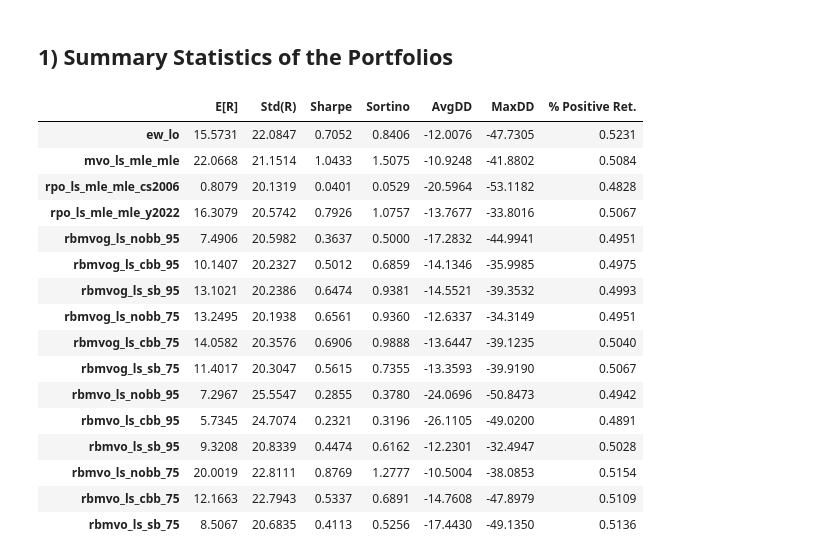
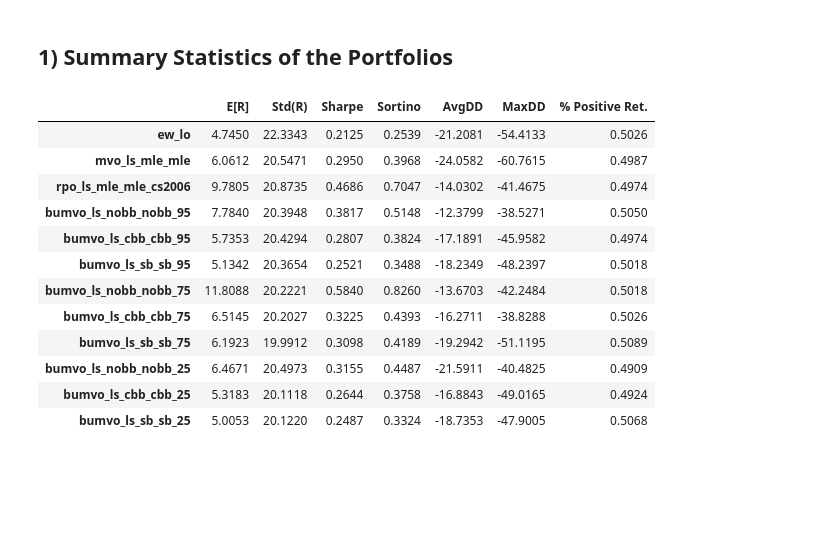
Before and after one commit to dcuoliveira/rpowbe, a Jupyter notebook: src/results_report_ls.ipynb, the cells around one changed output. Drawn from its saved outputs; the diff is of its cells as text; code cells hidden in the pictures; blank space fills up the shorter version.

Commit message:
update result

```diff
--- a/src/results_report_ls.ipynb
+++ b/src/results_report_ls.ipynb
@@ -20,20 +21,35 @@ plt.rcParams['lines.linewidth'] = 1
 results_path = os.path.join(os.getcwd(), "results")
 data_path = os.path.join(os.getcwd(), "data", "inputs")
 
-model_group = ["mvo", "rpo", "rbmvo", "rbmvog"]
+model_group = ["mvo", "rpo", "rbmvo", "rbmvog", "cmvo", "grbcmvo", "rbcmvo"]
 estimator_group = ["mle", "nobb", "cbb", "sb"]
-percentile_group = ["95", "75"] #, "5"]
+percentile_group = ["95", "75", "25"]
 
 model_names = [
 
     "ew_lo",
+
     "mvo_ls_mle_mle",
-    "rpo_ls_mle_mle_cs2006", "rpo_ls_mle_mle_y2022",
-    "rbmvog_ls_nobb_95", "rbmvog_ls_cbb_95", "rbmvog_ls_sb_95",
-    "rbmvog_ls_nobb_75", "rbmvog_ls_cbb_75", "rbmvog_ls_sb_75",
-    "rbmvo_ls_nobb_95", "rbmvo_ls_cbb_95", "rbmvo_ls_sb_95",
-    "rbmvo_ls_nobb_75", "rbmvo_ls_cbb_75", "rbmvo_ls_sb_75",
 
+    # "cmvo_silhouette_ls_mle_mle",
+
+    "rpo_ls_mle_mle_cs2006",
+
+    # "bmvo_ls_nobb_nobb_95", "bmvo_ls_cbb_cbb_95", "bmvo_ls_sb_sb_95",
+    # "bmvo_ls_nobb_nobb_75", "bmvo_ls_cbb_cbb_75", "bmvo_ls_sb_sb_75",
+    # "bmvo_ls_nobb_nobb_25", "bmvo_ls_cbb_cbb_25", "bmvo_ls_sb_sb_25",
+
+    "bumvo_ls_nobb_nobb_95", "bumvo_ls_cbb_cbb_95", "bumvo_ls_sb_sb_95",
+    "bumvo_ls_nobb_nobb_75", "bumvo_ls_cbb_cbb_75", "bumvo_ls_sb_sb_75",
+    "bumvo_ls_nobb_nobb_25", "bumvo_ls_cbb_cbb_25", "bumvo_ls_sb_sb_25",
+
+    # "bucmvo_silhouette_ls_nobb_nobb_95", "bucmvo_silhouette_ls_cbb_cbb_95", "bucmvo_silhouette_ls_sb_sb_95",
+    # "bucmvo_silhouette_ls_nobb_nobb_75", "bucmvo_silhouette_ls_cbb_cbb_75", "bucmvo_silhouette_ls_sb_sb_75",
+    # "bucmvo_silhouette_ls_nobb_nobb_25", "bucmvo_silhouette_ls_cbb_cbb_25", "bucmvo_silhouette_ls_sb_sb_25",
+
+    # "bcumvo_silhouette_ls_nobb_95", "bcumvo_silhouette_ls_cbb_95", "bcumvo_silhouette_ls_sb_95",
+    # "bcumvo_silhouette_ls_nobb_75", "bcumvo_silhouette_ls_cbb_75", "bcumvo_silhouette_ls_sb_75",
+    # "bcumvo_silhouette_ls_nobb_25", "bcumvo_silhouette_ls_cbb_25", "bcumvo_silhouette_ls_sb_25",
 ]
 stats_order = ["E[R]", "Std(R)", "Sharpe", "Sortino", "AvgDD", "MaxDD", "% Positive Ret."]
 
@@ -131,43 +192,39 @@ all_summary_df = pd.concat(all_summary, axis=0)
 # %%
 
 all_stats = {}
 all_stats_des = {}
 for model in model_names:
 
     summary_df = all_summary_df.loc[all_summary_df["id"] == model]
 
     portfolio_returns =  summary_df.groupby("date").sum()[["pnl"]]
     portfolio_vol = (portfolio_returns.rolling(window=252).std() * np.sqrt(252)).shift(1)
     portfolio_returns_target = (portfolio_returns * (vol_target / portfolio_vol)).dropna()
 
-    stats = compute_summary_statistics(portfolio_returns=torch.tensor(portfolio_returns_target.values))
+    tmp_stats = compute_summary_statistics(portfolio_returns=torch.tensor(portfolio_returns_target.values))
 
-    all_stats[model] = stats
+    all_stats[model] = tmp_stats
 
-    stats.update({"model": summary_df["model"].unique()[0], "estimator": summary_df["mean_estimator"].unique()[0]})
-    all_stats_des[model] = stats
+    tmp_stats.update({"model": summary_df["model"].unique()[0], "estimator": summary_df["mean_estimator"].unique()[0]})
+    all_stats_des[model] = tmp_stats
 all_stats_df = pd.DataFrame(all_stats).T[stats_order]
 
-dfi.export(all_stats_df, os.path.join(results_path, "all_stats_ls_df.png"))
+# dfi.export(all_stats_df, os.path.join(results_path, "all_stats_ls_df.png"))
 display(HTML(all_stats_df.astype(float).round(4).to_html()))
 # %% [output]
 |  | E[R] | Std(R) | Sharpe | Sortino | AvgDD | MaxDD | % Positive Ret. |
-| ew_lo | 15.5731 | 22.0847 | 0.7052 | 0.8406 | -12.0076 | -47.7305 | 0.5231 |
-| mvo_ls_mle_mle | 22.0668 | 21.1514 | 1.0433 | 1.5075 | -10.9248 | -41.8802 | 0.5084 |
-| rpo_ls_mle_mle_cs2006 | 0.8079 | 20.1319 | 0.0401 | 0.0529 | -20.5964 | -53.1182 | 0.4828 |
-| rpo_ls_mle_mle_y2022 | 16.3079 | 20.5742 | 0.7926 | 1.0757 | -13.7677 | -33.8016 | 0.5067 |
-| rbmvog_ls_nobb_95 | 7.4906 | 20.5982 | 0.3637 | 0.5000 | -17.2832 | -44.9941 | 0.4951 |
-| rbmvog_ls_cbb_95 | 10.1407 | 20.2327 | 0.5012 | 0.6859 | -14.1346 | -35.9985 | 0.4975 |
-| rbmvog_ls_sb_95 | 13.1021 | 20.2386 | 0.6474 | 0.9381 | -14.5521 | -39.3532 | 0.4993 |
-| rbmvog_ls_nobb_75 | 13.2495 | 20.1938 | 0.6561 | 0.9360 | -12.6337 | -34.3149 | 0.4951 |
-| rbmvog_ls_cbb_75 | 14.0582 | 20.3576 | 0.6906 | 0.9888 | -13.6447 | -39.1235 | 0.5040 |
-| rbmvog_ls_sb_75 | 11.4017 | 20.3047 | 0.5615 | 0.7355 | -13.3593 | -39.9190 | 0.5067 |
-| rbmvo_ls_nobb_95 | 7.2967 | 25.5547 | 0.2855 | 0.3780 | -24.0696 | -50.8473 | 0.4942 |
-| rbmvo_ls_cbb_95 | 5.7345 | 24.7074 | 0.2321 | 0.3196 | -26.1105 | -49.0200 | 0.4891 |
-| rbmvo_ls_sb_95 | 9.3208 | 20.8339 | 0.4474 | 0.6162 | -12.2301 | -32.4947 | 0.5028 |
-| rbmvo_ls_nobb_75 | 20.0019 | 22.8111 | 0.8769 | 1.2777 | -10.5004 | -38.0853 | 0.5154 |
-| rbmvo_ls_cbb_75 | 12.1663 | 22.7943 | 0.5337 | 0.6891 | -14.7608 | -47.8979 | 0.5109 |
-| rbmvo_ls_sb_75 | 8.5067 | 20.6835 | 0.4113 | 0.5256 | -17.4430 | -49.1350 | 0.5136 |
+| ew_lo | 4.7450 | 22.3343 | 0.2125 | 0.2539 | -21.2081 | -54.4133 | 0.5026 |
+| mvo_ls_mle_mle | 6.0612 | 20.5471 | 0.2950 | 0.3968 | -24.0582 | -60.7615 | 0.4987 |
+| rpo_ls_mle_mle_cs2006 | 9.7805 | 20.8735 | 0.4686 | 0.7047 | -14.0302 | -41.4675 | 0.4974 |
+| bumvo_ls_nobb_nobb_95 | 7.7840 | 20.3948 | 0.3817 | 0.5148 | -12.3799 | -38.5271 | 0.5050 |
+| bumvo_ls_cbb_cbb_95 | 5.7353 | 20.4294 | 0.2807 | 0.3824 | -17.1891 | -45.9582 | 0.4974 |
+| bumvo_ls_sb_sb_95 | 5.1342 | 20.3654 | 0.2521 | 0.3488 | -18.2349 | -48.2397 | 0.5018 |
+| bumvo_ls_nobb_nobb_75 | 11.8088 | 20.2221 | 0.5840 | 0.8260 | -13.6703 | -42.2484 | 0.5018 |
+| bumvo_ls_cbb_cbb_75 | 6.5145 | 20.2027 | 0.3225 | 0.4393 | -16.2711 | -38.8288 | 0.5026 |
+| bumvo_ls_sb_sb_75 | 6.1923 | 19.9912 | 0.3098 | 0.4189 | -19.2942 | -51.1195 | 0.5089 |
+| bumvo_ls_nobb_nobb_25 | 6.4671 | 20.4973 | 0.3155 | 0.4487 | -21.5911 | -40.4825 | 0.4909 |
+| bumvo_ls_cbb_cbb_25 | 5.3183 | 20.1118 | 0.2644 | 0.3758 | -16.8843 | -49.0165 | 0.4924 |
+| bumvo_ls_sb_sb_25 | 5.0053 | 20.1220 | 0.2487 | 0.3324 | -18.7353 | -47.9005 | 0.5068 |
 # %%
 print(all_stats_df.drop("% Positive Ret.", axis=1).astype(float).round(2).reset_index().to_latex(index=False))
 # %% [output]
```
Also changed, not shown: parts of 22 cells of this notebook, 1 other file.
